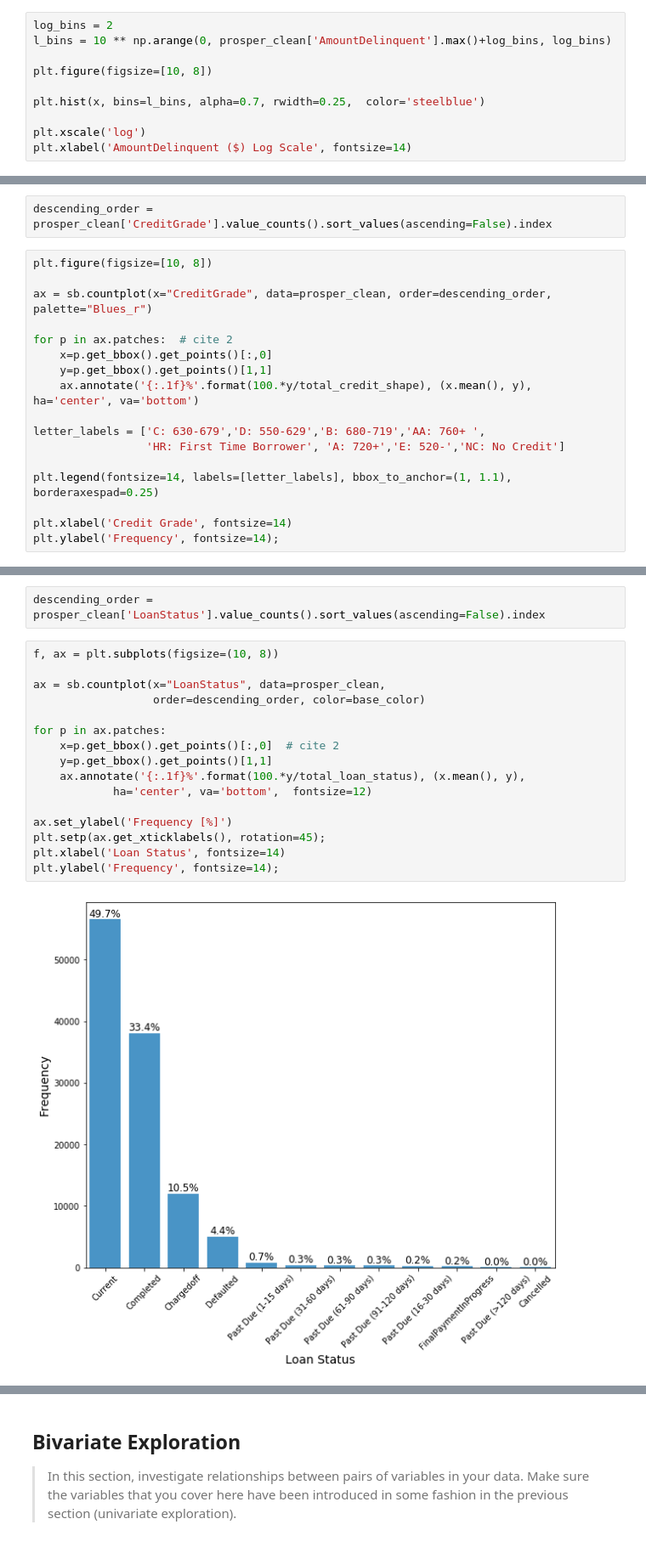
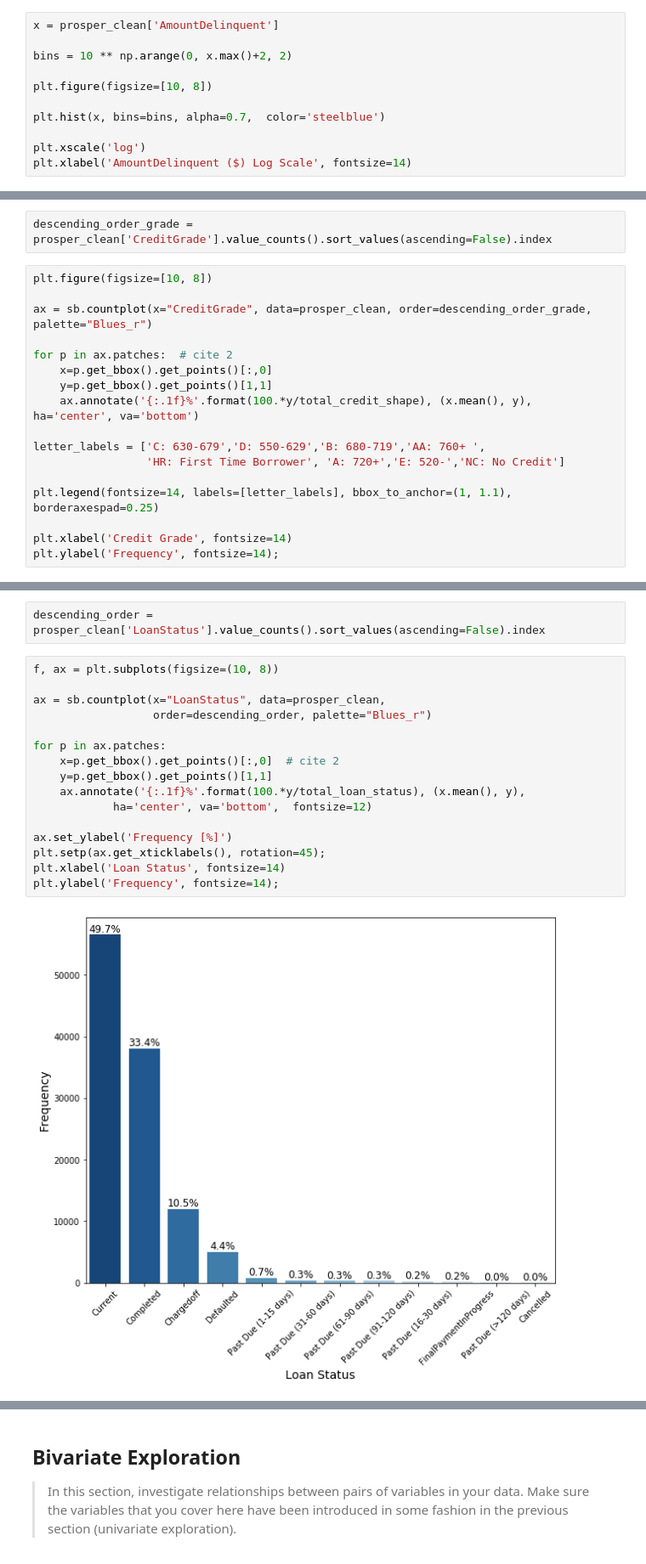
Before and after one commit to MJOAN/Udacity-DA-P5, a Jupyter notebook: exploration_template.ipynb, the cells around one changed output, grey strips where cells are left out. Shown at 85% size. Cells and saved outputs as stored; diff of their text form.

```diff
--- a/exploration_template.ipynb
+++ b/exploration_template.ipynb
@@ -276,10 +293,11 @@ Text(0, 0.5, 'Frequency')
 # %%
-log_bins = 2
-l_bins = 10 ** np.arange(0, prosper_clean['AmountDelinquent'].max()+log_bins, log_bins)
+x = prosper_clean['AmountDelinquent']
+
+bins = 10 ** np.arange(0, x.max()+2, 2)
 
 plt.figure(figsize=[10, 8])
 
-plt.hist(x, bins=l_bins, alpha=0.7, rwidth=0.25,  color='steelblue')
+plt.hist(x, bins=bins, alpha=0.7,  color='steelblue')
 
 plt.xscale('log')
 plt.xlabel('AmountDelinquent ($) Log Scale', fontsize=14)
@@ -290,11 +306,11 @@ base_color = sb.color_palette()[1]
 # %%
 total_credit_shape = float(prosper_clean.CreditGrade.shape[0])
 # %%
-descending_order = prosper_clean['CreditGrade'].value_counts().sort_values(ascending=False).index
+descending_order_grade = prosper_clean['CreditGrade'].value_counts().sort_values(ascending=False).index
 # %%
 plt.figure(figsize=[10, 8])
 
-ax = sb.countplot(x="CreditGrade", data=prosper_clean, order=descending_order, palette="Blues_r")
+ax = sb.countplot(x="CreditGrade", data=prosper_clean, order=descending_order_grade, palette="Blues_r")
 
 for p in ax.patches:  # cite 2
     x=p.get_bbox().get_points()[:,0]
@@ -319,18 +335,18 @@ descending_order = prosper_clean['LoanStatus'].value_counts().sort_values(ascend
 # %%
 f, ax = plt.subplots(figsize=(10, 8))
 
 ax = sb.countplot(x="LoanStatus", data=prosper_clean,
-                  order=descending_order, color=base_color)
+                  order=descending_order, palette="Blues_r")
 
 for p in ax.patches:
     x=p.get_bbox().get_points()[:,0]  # cite 2
     y=p.get_bbox().get_points()[1,1]
     ax.annotate('{:.1f}%'.format(100.*y/total_loan_status), (x.mean(), y),
             ha='center', va='bottom',  fontsize=12)
 
 ax.set_ylabel('Frequency [%]')
 plt.setp(ax.get_xticklabels(), rotation=45);
 plt.xlabel('Loan Status', fontsize=14)
 plt.ylabel('Frequency', fontsize=14);
 # %% [output]
-[figure, old version]
+[figure, new version]
```
Also changed, not shown: parts of 67 cells of this notebook, 1 other file.
